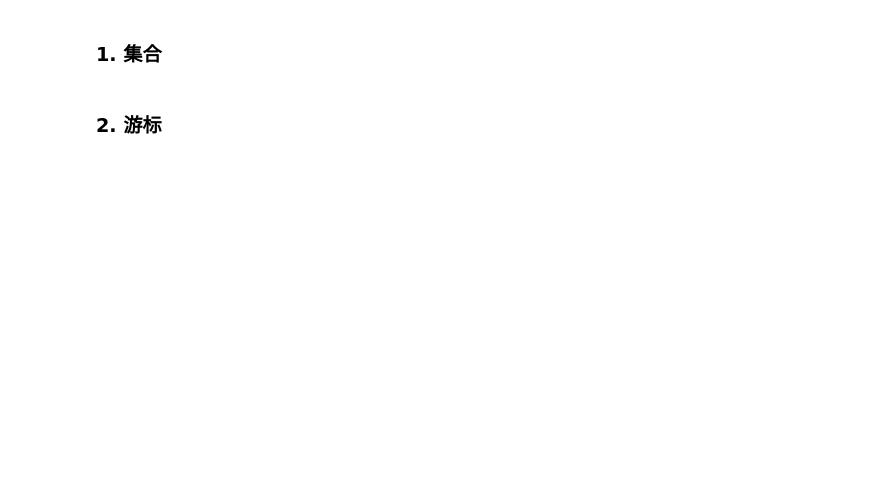
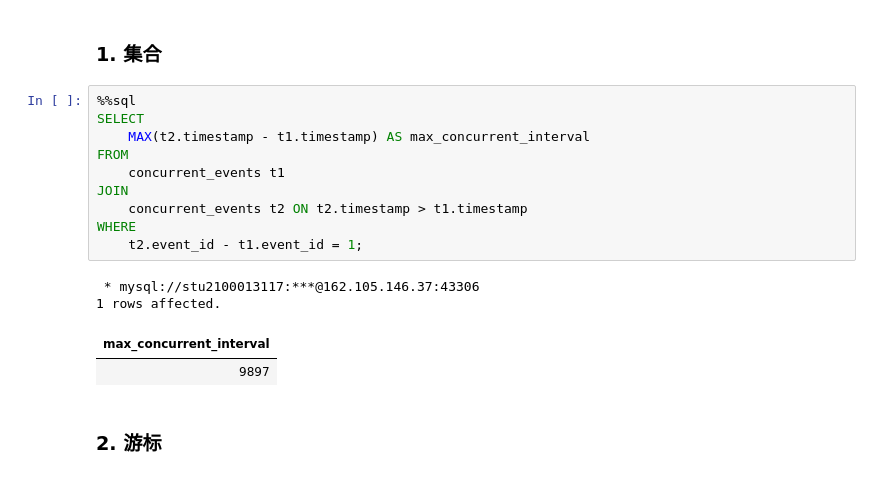
Before and after one commit to EmptyBlueBox/Introduction_to_Database_Systems-clj-2024Spring-PKU, a Jupyter notebook: homework/综合实习五： 性能调优/lab5.ipynb, the cells around one changed output. Drawn from its saved outputs; the diff is of its cells as text; blank space fills up the shorter version.

```diff
--- a/homework/综合实习五： 性能调优/lab5.ipynb
+++ b/homework/综合实习五： 性能调优/lab5.ipynb
@@ -226,4 +238,19 @@ INSERT INTO events (user_id, timestamp, event_type) VALUES
 # %% [markdown]
 ### 1. 集合
+# %%
+%%sql
+SELECT
+    MAX(t2.timestamp - t1.timestamp) AS max_concurrent_interval
+FROM
+    concurrent_events t1
+JOIN
+    concurrent_events t2 ON t2.timestamp > t1.timestamp
+WHERE
+    t2.event_id - t1.event_id = 1;
+# %% [output]
+ * mysql://stu2100013117:***@162.105.146.37:43306
+1 rows affected.
+| max_concurrent_interval |
+| 9897 |
 # %% [markdown]
 ### 2. 游标
```
Also changed, not shown: parts of 15 cells of this notebook.
